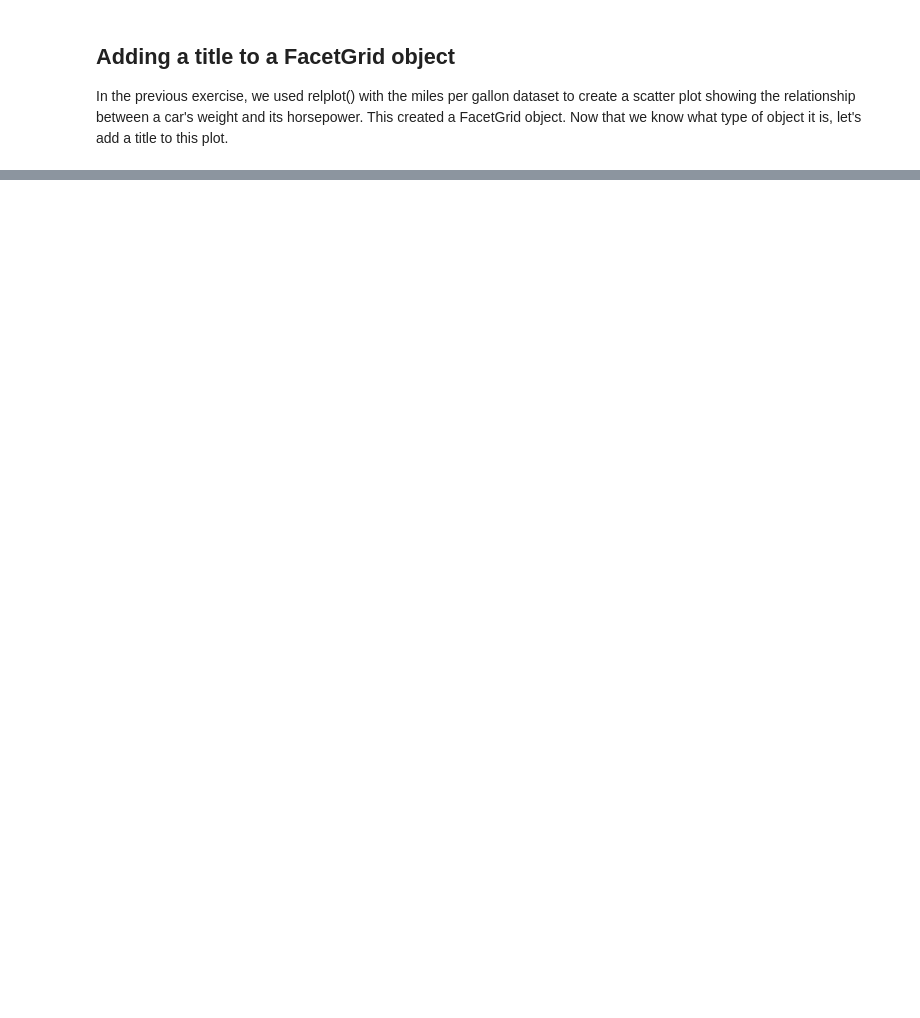
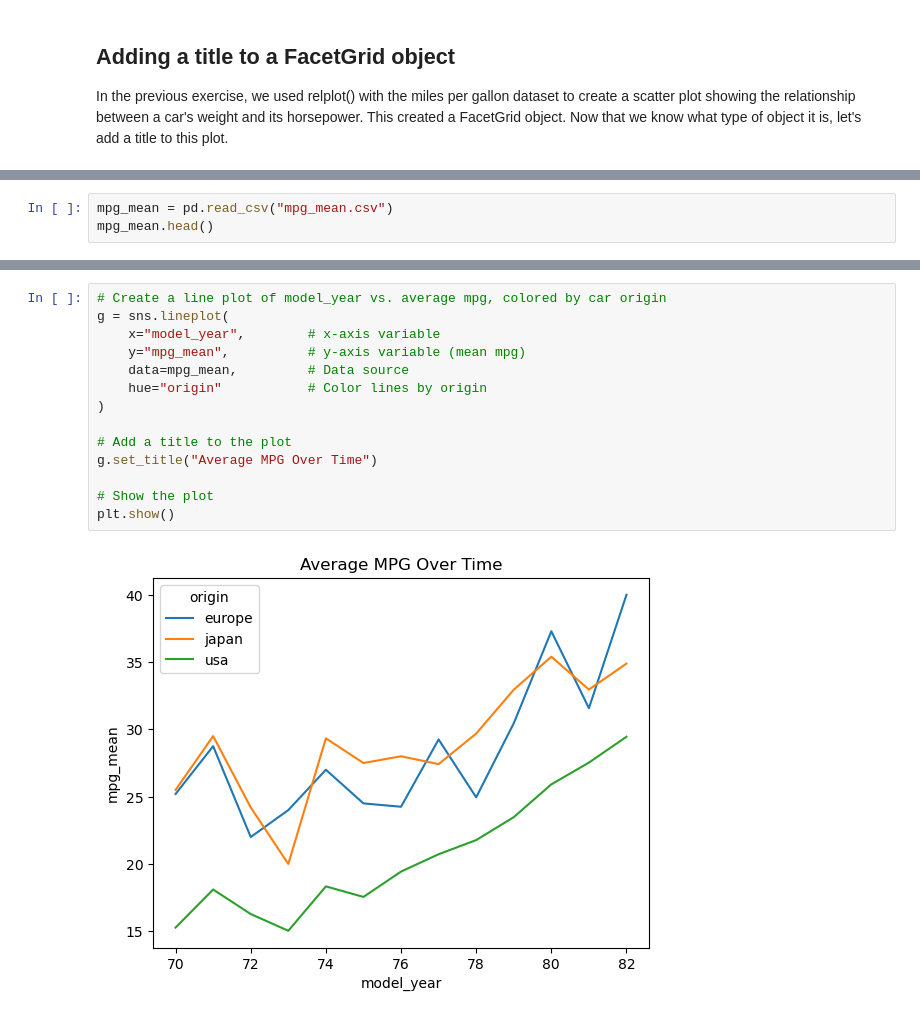
Before and after one commit to aziscript/Python-for-data-analysis, a Jupyter notebook: dataVizSeaborn.ipynb, the cells around one changed output, grey strips where cells are left out. Drawn from its saved outputs; the diff is of its cells as text; blank space fills up the shorter version.

```diff
--- a/dataVizSeaborn.ipynb
+++ b/dataVizSeaborn.ipynb
@@ -1153,0 +1245,3 @@ plt.show()
+# %%
+mpg_mean = pd.read_csv("mpg_mean.csv")
+mpg_mean.head()
@@ -1153,0 +1255,16 @@ plt.show()
+# %%
+# Create a line plot of model_year vs. average mpg, colored by car origin
+g = sns.lineplot(
+    x="model_year",        # x-axis variable
+    y="mpg_mean",          # y-axis variable (mean mpg)
+    data=mpg_mean,         # Data source
+    hue="origin"           # Color lines by origin
+)
+
+# Add a title to the plot
+g.set_title("Average MPG Over Time")
+
+# Show the plot
+plt.show()
+# %% [output]
+[figure, added]
```
Also changed, not shown: parts of 61 cells of this notebook, 1 other file.
